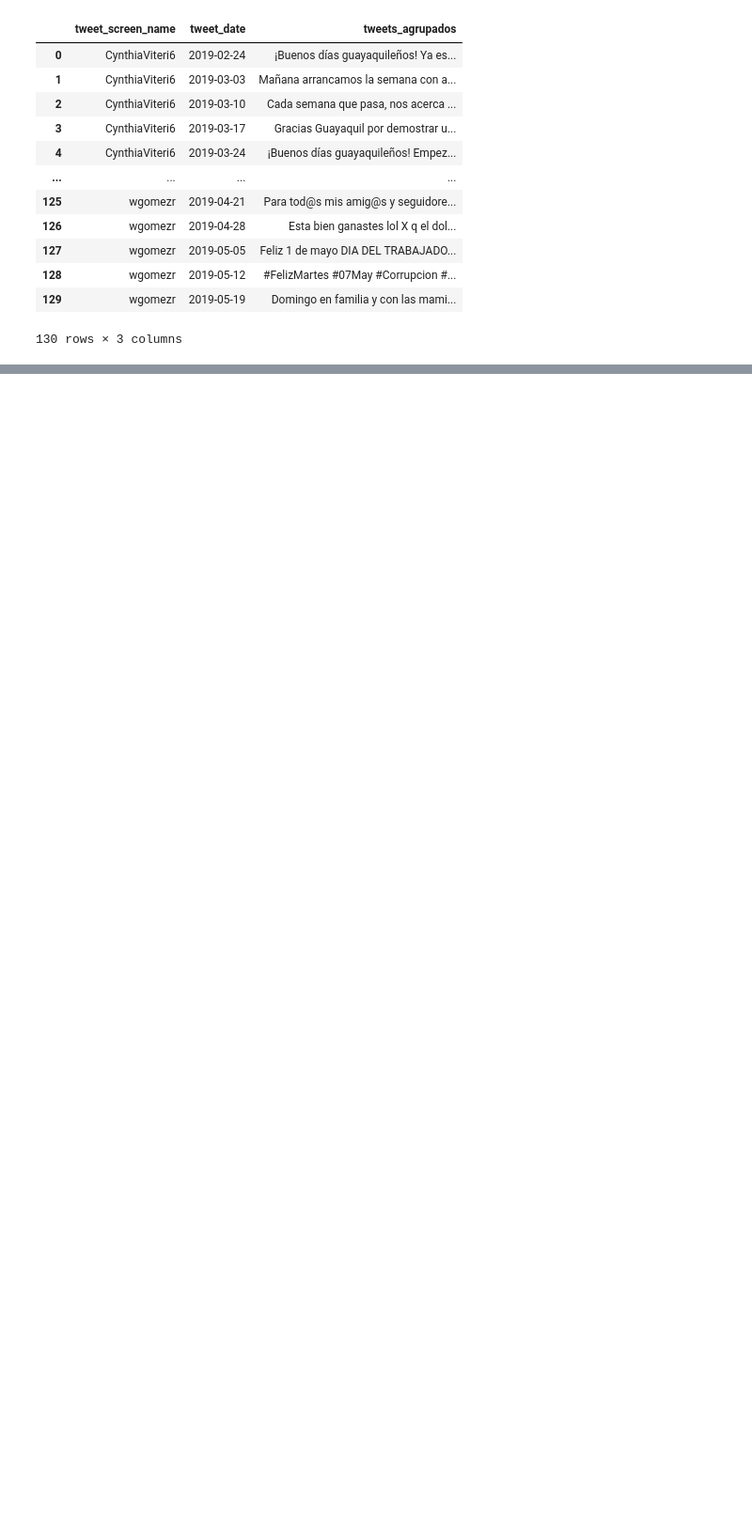
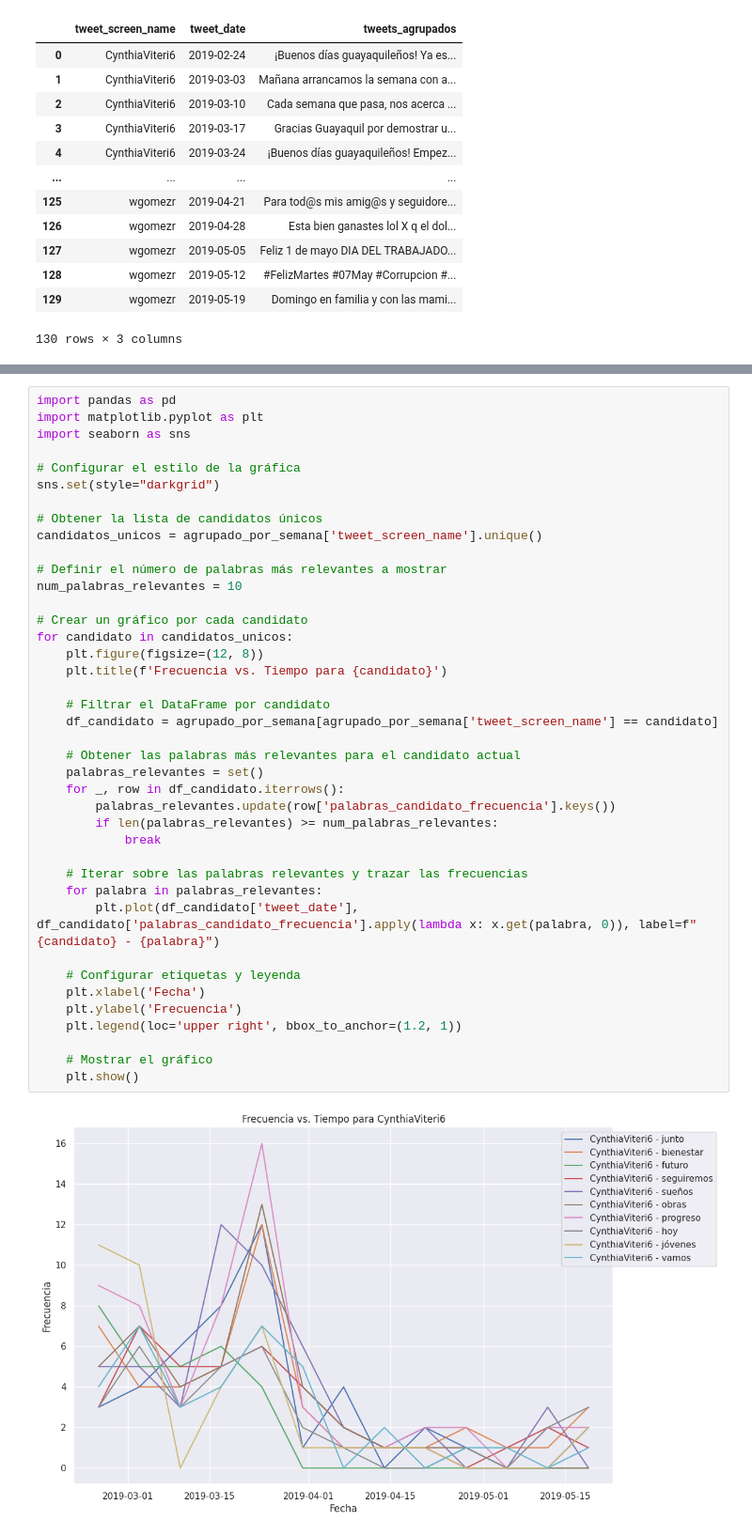
Before and after one commit to Pamela2710/Data-Mining, a Jupyter notebook: TextMining/TextMining.ipynb, the cells around one changed output, grey strips where cells are left out. Shown at 94% size. Cells and saved outputs as stored; diff of their text form; blank space fills up the shorter version.

```diff
--- a/TextMining/TextMining.ipynb
+++ b/TextMining/TextMining.ipynb
@@ -350,0 +400,42 @@ agrupado_por_semana
+# %%
+import pandas as pd
+import matplotlib.pyplot as plt
+import seaborn as sns
+
+# Configurar el estilo de la gráfica
+sns.set(style="darkgrid")
+
+# Obtener la lista de candidatos únicos
+candidatos_unicos = agrupado_por_semana['tweet_screen_name'].unique()
+
+# Definir el número de palabras más relevantes a mostrar
+num_palabras_relevantes = 10
+
+# Crear un gráfico por cada candidato
+for candidato in candidatos_unicos:
+    plt.figure(figsize=(12, 8))
+    plt.title(f'Frecuencia vs. Tiempo para {candidato}')
+
+    # Filtrar el DataFrame por candidato
+    df_candidato = agrupado_por_semana[agrupado_por_semana['tweet_screen_name'] == candidato]
+
+    # Obtener las palabras más relevantes para el candidato actual
+    palabras_relevantes = set()
+    for _, row in df_candidato.iterrows():
+        palabras_relevantes.update(row['palabras_candidato_frecuencia'].keys())
+        if len(palabras_relevantes) >= num_palabras_relevantes:
+            break
+
+    # Iterar sobre las palabras relevantes y trazar las frecuencias
+    for palabra in palabras_relevantes:
+        plt.plot(df_candidato['tweet_date'], df_candidato['palabras_candidato_frecuencia'].apply(lambda x: x.get(palabra, 0)), label=f"{candidato} - {palabra}")
+
+    # Configurar etiquetas y leyenda
+    plt.xlabel('Fecha')
+    plt.ylabel('Frecuencia')
+    plt.legend(loc='upper right', bbox_to_anchor=(1.2, 1))
+
+    # Mostrar el gráfico
+    plt.show()
+# %% [output]
+[figure, added]
```
Also changed, not shown: parts of 15 cells of this notebook, 1 other file.
